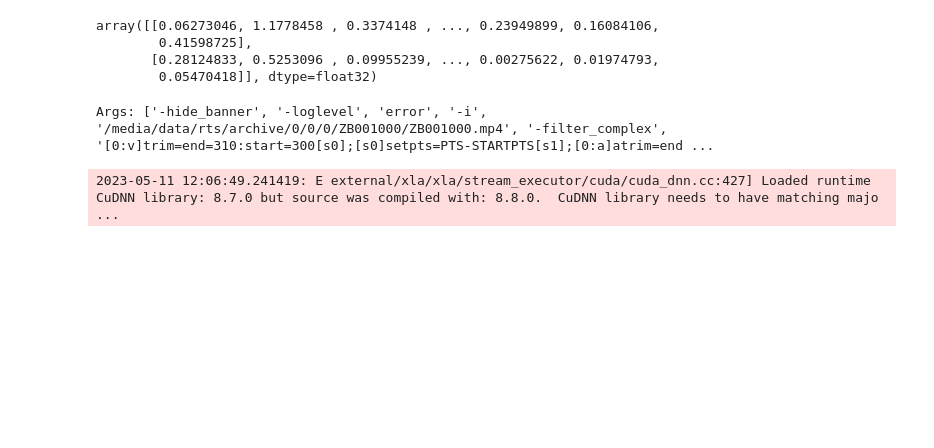
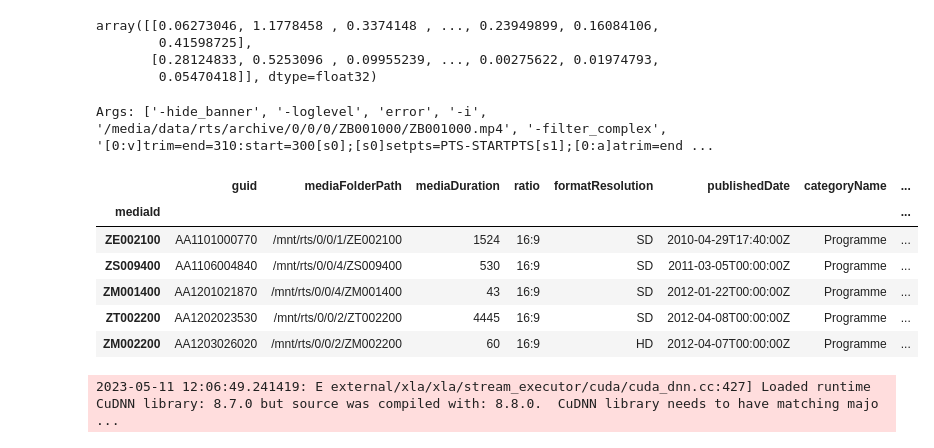
Before and after one commit to EPFL-EMPlus/emplusvault, a Jupyter notebook: notebook/ingest.ipynb, the cells around one changed output. Drawn from its saved outputs; the diff is of its cells as text; code cells hidden in the pictures; blank space fills up the shorter version.

```diff
--- a/notebook/ingest.ipynb
+++ b/notebook/ingest.ipynb
@@ -52,19 +52,27 @@ Args: ['-hide_banner', '-loglevel', 'error', '-i', '/media/data/rts/archive/0/0/
 # %%
 # vidx = rts.metadata.read_video_folder_index(os.path.join(OUTDIR, 'vidx.json'))
 # df = rts.metadata.read_all_metadata(METADATA, vidx)
 # rts.metadata.metadata_to_hdf5(OUTDIR, 'rts_metadata', df)
 
-# df = rts.metadata.load_metadata_hdf5(METADATA, 'rts_metadata')
-# sample_df = rts.metadata.get_one_percent_sample(df)
+df = rts.metadata.load_metadata_hdf5(METADATA, 'rts_metadata')
+sample_df = rts.metadata.get_one_percent_sample(df)
 # # rts.metadata.export_metadata_stats(sample_df, Path(OUTDIR) / 'sample')
 # # rts.metadata.export_metadata_stats(df, OUTDIR)
-# sample_df.head()
+sample_df.head()
 
 # medias = rts.metadata.load_all_media_info(LOCAL_VIDEOS)
 # clips = rts.metadata.load_all_clips(LOCAL_VIDEOS)
 
-clip_df = rts.metadata.build_clips_df(LOCAL_VIDEOS, METADATA)
+# clip_df = rts.metadata.build_clips_df(LOCAL_VIDEOS, METADATA)
 # rts.utils.dataframe_to_hdf5(METADATA, 'clips', clip_df)
+# %% [output]
+|  | guid | mediaFolderPath | mediaDuration | ratio | formatResolution | publishedDate | categoryName | ... |
+| mediaId |  |  |  |  |  |  |  | ... |
+| ZE002100 | AA1101000770 | /mnt/rts/0/0/1/ZE002100 | 1524 | 16:9 | SD | 2010-04-29T17:40:00Z | Programme | ... |
+| ZS009400 | AA1106004840 | /mnt/rts/0/0/4/ZS009400 | 530 | 16:9 | SD | 2011-03-05T00:00:00Z | Programme | ... |
+| ZM001400 | AA1201021870 | /mnt/rts/0/0/4/ZM001400 | 43 | 16:9 | SD | 2012-01-22T00:00:00Z | Programme | ... |
+| ZT002200 | AA1202023530 | /mnt/rts/0/0/2/ZT002200 | 4445 | 16:9 | SD | 2012-04-08T00:00:00Z | Programme | ... |
+| ZM002200 | AA1203026020 | /mnt/rts/0/0/2/ZM002200 | 60 | 16:9 | HD | 2012-04-07T00:00:00Z | Programme | ... |
 # %%
 client = rts.db.fulltext.get_client()
 midx = rts.db.fulltext.get_or_create_media_index(client)
```
Also changed, not shown: 6 other files.
